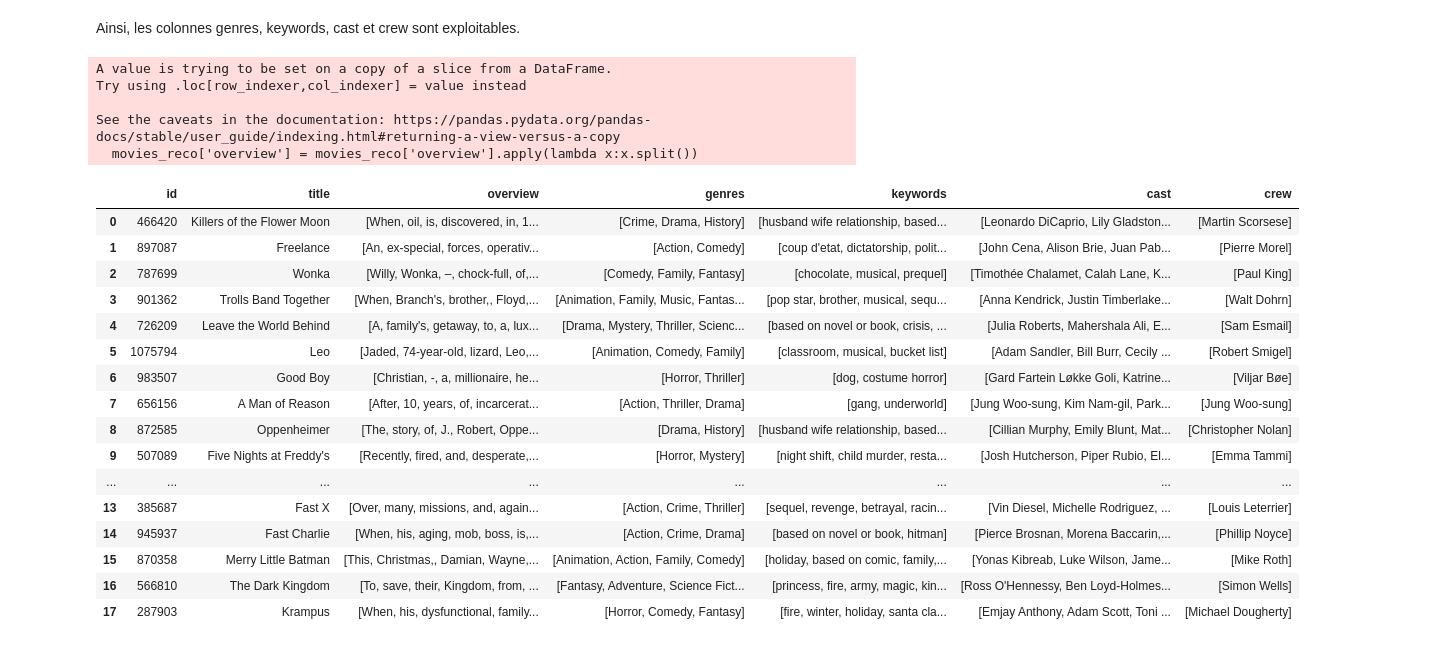
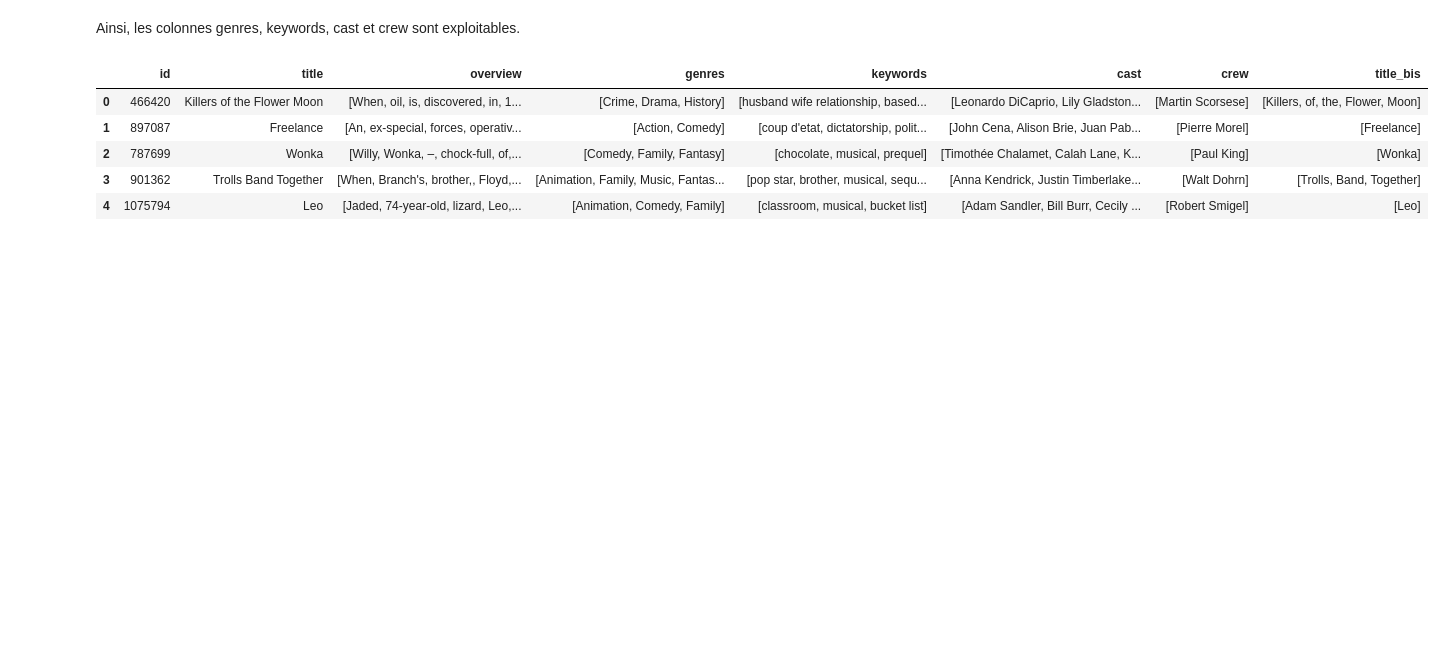
Before and after one commit to yassprogramme/Python_ENSAE_2A_app, a Jupyter notebook: Notebook.ipynb, the cells around one changed output. Cells and saved outputs as stored; diff of their text form; code cells hidden in the pictures; blank space fills up the shorter version.

```diff
--- a/Notebook.ipynb
+++ b/Notebook.ipynb
@@ -284,30 +252,15 @@ See the caveats in the documentation: https://pandas.pydata.org/pandas-docs/stab
 Ainsi, les colonnes genres, keywords, cast et crew sont exploitables.
 # %%
 movies_reco['overview'] = movies_reco['overview'].apply(lambda x:x.split())
-movies_reco
+movies_reco["title_bis"]=movies_reco["title"].apply(lambda x:x.split())
+movies_reco.head()
 # %% [output]
-A value is trying to be set on a copy of a slice from a DataFrame.
-Try using .loc[row_indexer,col_indexer] = value instead
-
-See the caveats in the documentation: https://pandas.pydata.org/pandas-docs/stable/user_guide/indexing.html#returning-a-view-versus-a-copy
-  movies_reco['overview'] = movies_reco['overview'].apply(lambda x:x.split())
-|  | id | title | overview | genres | keywords | cast | crew |
-| 0 | 466420 | Killers of the Flower Moon | [When, oil, is, discovered, in, 1... | [Crime, Drama, History] | [husband wife relationship, based... | [Leonardo DiCaprio, Lily Gladston... | [Martin Scorsese] |
-| 1 | 897087 | Freelance | [An, ex-special, forces, operativ... | [Action, Comedy] | [coup d'etat, dictatorship, polit... | [John Cena, Alison Brie, Juan Pab... | [Pierre Morel] |
-| 2 | 787699 | Wonka | [Willy, Wonka, –, chock-full, of,... | [Comedy, Family, Fantasy] | [chocolate, musical, prequel] | [Timothée Chalamet, Calah Lane, K... | [Paul King] |
-| 3 | 901362 | Trolls Band Together | [When, Branch's, brother,, Floyd,... | [Animation, Family, Music, Fantas... | [pop star, brother, musical, sequ... | [Anna Kendrick, Justin Timberlake... | [Walt Dohrn] |
-| 4 | 726209 | Leave the World Behind | [A, family's, getaway, to, a, lux... | [Drama, Mystery, Thriller, Scienc... | [based on novel or book, crisis, ... | [Julia Roberts, Mahershala Ali, E... | [Sam Esmail] |
-| 5 | 1075794 | Leo | [Jaded, 74-year-old, lizard, Leo,... | [Animation, Comedy, Family] | [classroom, musical, bucket list] | [Adam Sandler, Bill Burr, Cecily ... | [Robert Smigel] |
-| 6 | 983507 | Good Boy | [Christian, -, a, millionaire, he... | [Horror, Thriller] | [dog, costume horror] | [Gard Fartein Løkke Goli, Katrine... | [Viljar Bøe] |
-| 7 | 656156 | A Man of Reason | [After, 10, years, of, incarcerat... | [Action, Thriller, Drama] | [gang, underworld] | [Jung Woo-sung, Kim Nam-gil, Park... | [Jung Woo-sung] |
-| 8 | 872585 | Oppenheimer | [The, story, of, J., Robert, Oppe... | [Drama, History] | [husband wife relationship, based... | [Cillian Murphy, Emily Blunt, Mat... | [Christopher Nolan] |
-| 9 | 507089 | Five Nights at Freddy's | [Recently, fired, and, desperate,... | [Horror, Mystery] | [night shift, child murder, resta... | [Josh Hutcherson, Piper Rubio, El... | [Emma Tammi] |
-| ... | ... | ... | ... | ... | ... | ... | ... |
-| 13 | 385687 | Fast X | [Over, many, missions, and, again... | [Action, Crime, Thriller] | [sequel, revenge, betrayal, racin... | [Vin Diesel, Michelle Rodriguez, ... | [Louis Leterrier] |
-| 14 | 945937 | Fast Charlie | [When, his, aging, mob, boss, is,... | [Action, Crime, Drama] | [based on novel or book, hitman] | [Pierce Brosnan, Morena Baccarin,... | [Phillip Noyce] |
-| 15 | 870358 | Merry Little Batman | [This, Christmas,, Damian, Wayne,... | [Animation, Action, Family, Comedy] | [holiday, based on comic, family,... | [Yonas Kibreab, Luke Wilson, Jame... | [Mike Roth] |
-| 16 | 566810 | The Dark Kingdom | [To, save, their, Kingdom, from, ... | [Fantasy, Adventure, Science Fict... | [princess, fire, army, magic, kin... | [Ross O'Hennessy, Ben Loyd-Holmes... | [Simon Wells] |
-| 17 | 287903 | Krampus | [When, his, dysfunctional, family... | [Horror, Comedy, Fantasy] | [fire, winter, holiday, santa cla... | [Emjay Anthony, Adam Scott, Toni ... | [Michael Dougherty] |
+|  | id | title | overview | genres | keywords | cast | crew | title_bis |
+| 0 | 466420 | Killers of the Flower Moon | [When, oil, is, discovered, in, 1... | [Crime, Drama, History] | [husband wife relationship, based... | [Leonardo DiCaprio, Lily Gladston... | [Martin Scorsese] | [Killers, of, the, Flower, Moon] |
+| 1 | 897087 | Freelance | [An, ex-special, forces, operativ... | [Action, Comedy] | [coup d'etat, dictatorship, polit... | [John Cena, Alison Brie, Juan Pab... | [Pierre Morel] | [Freelance] |
+| 2 | 787699 | Wonka | [Willy, Wonka, –, chock-full, of,... | [Comedy, Family, Fantasy] | [chocolate, musical, prequel] | [Timothée Chalamet, Calah Lane, K... | [Paul King] | [Wonka] |
+| 3 | 901362 | Trolls Band Together | [When, Branch's, brother,, Floyd,... | [Animation, Family, Music, Fantas... | [pop star, brother, musical, sequ... | [Anna Kendrick, Justin Timberlake... | [Walt Dohrn] | [Trolls, Band, Together] |
+| 4 | 1075794 | Leo | [Jaded, 74-year-old, lizard, Leo,... | [Animation, Comedy, Family] | [classroom, musical, bucket list] | [Adam Sandler, Bill Burr, Cecily ... | [Robert Smigel] | [Leo] |
 # %%
 def collapse(L):
     L1 = []
```
Also changed, not shown: parts of 15 cells of this notebook.
